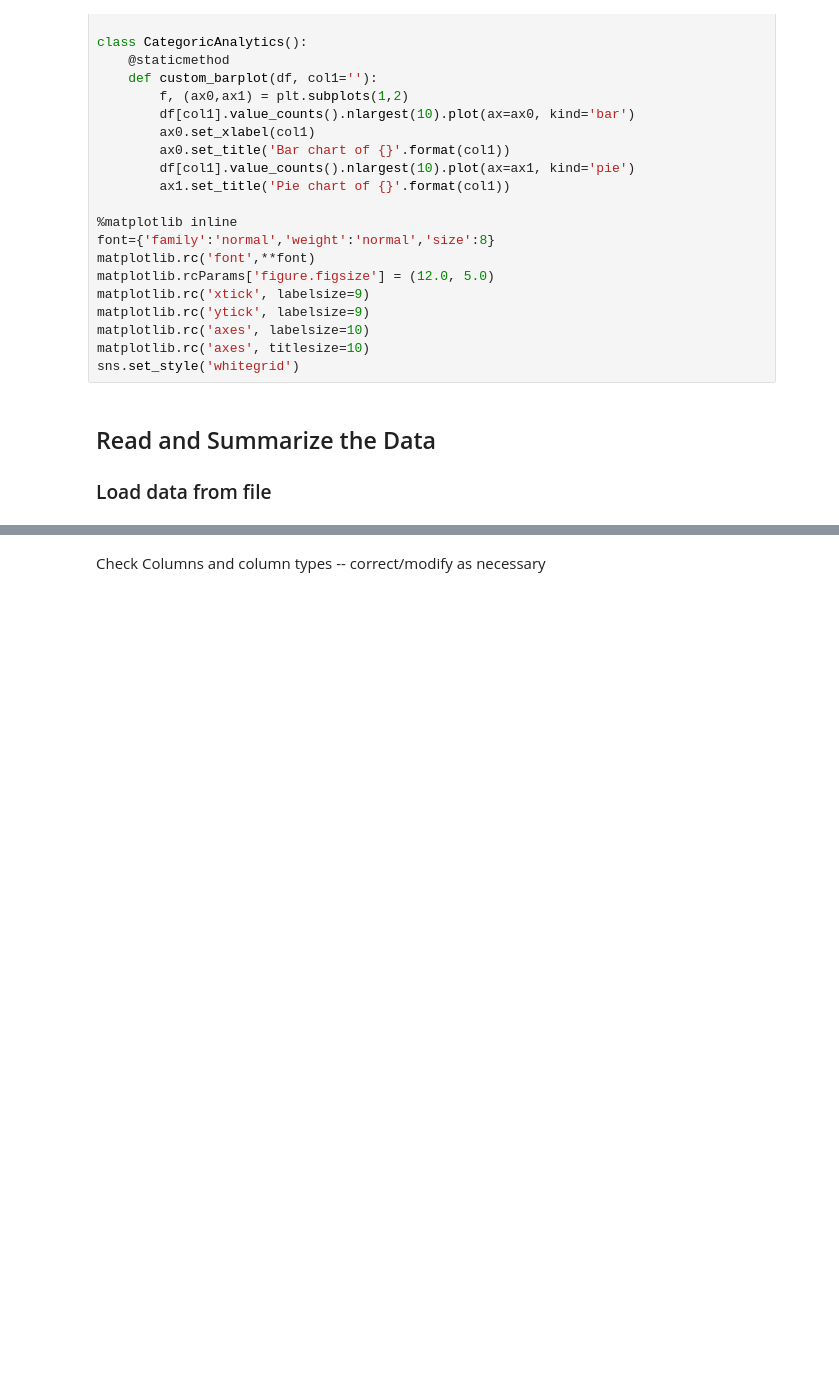
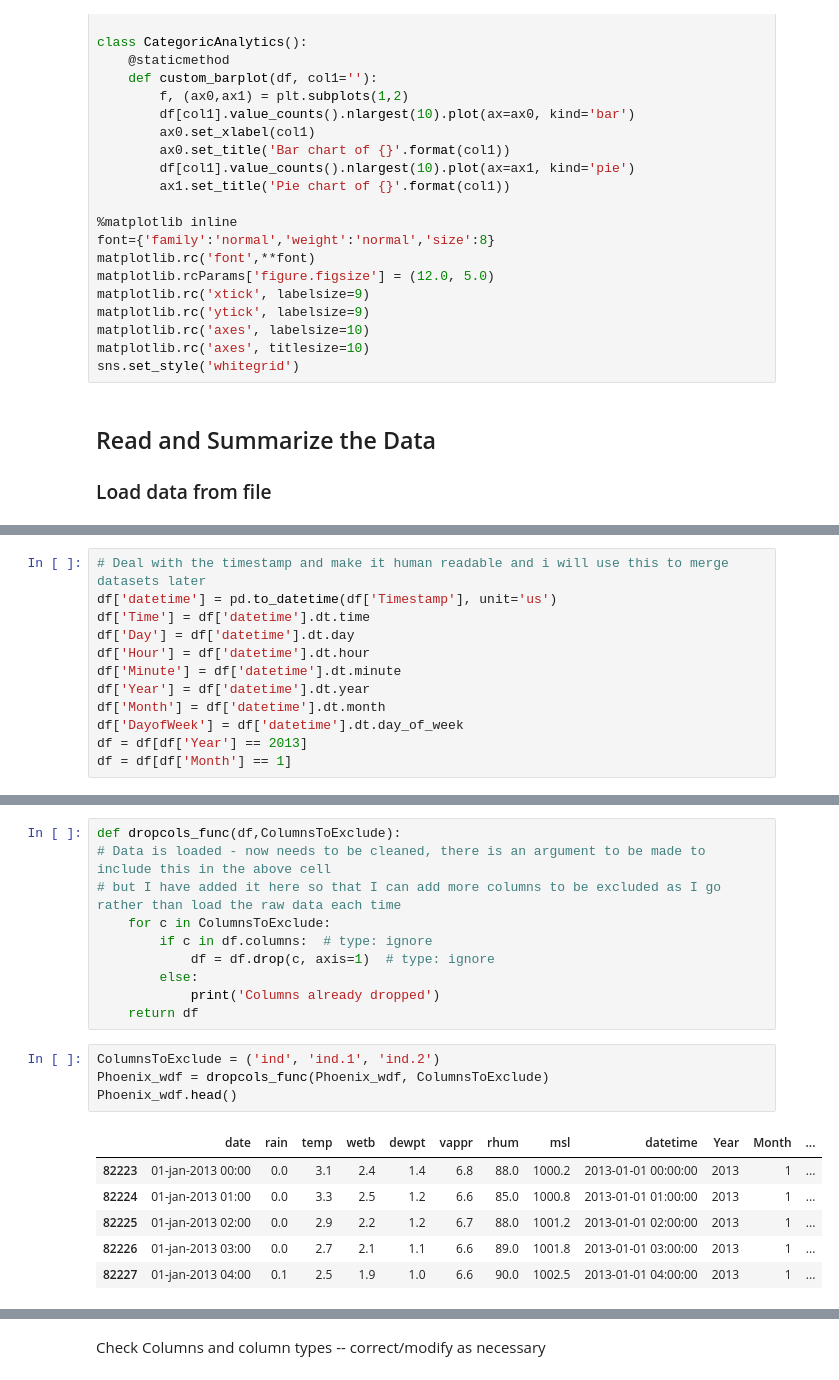
Before and after one commit to sba22230/DublinBusWeatherProject, a Jupyter notebook: Standalone_EDA.ipynb, the cells around one changed output, grey strips where cells are left out. Cells and saved outputs as stored; diff of their text form; blank space fills up the shorter version.

```diff
--- a/Standalone_EDA.ipynb
+++ b/Standalone_EDA.ipynb
@@ -472 +526,13 @@ sns.set_style('whitegrid')
+# %%
+# Deal with the timestamp and make it human readable and i will use this to merge datasets later
+df['datetime'] = pd.to_datetime(df['Timestamp'], unit='us')
+df['Time'] = df['datetime'].dt.time
+df['Day'] = df['datetime'].dt.day
+df['Hour'] = df['datetime'].dt.hour
+df['Minute'] = df['datetime'].dt.minute
+df['Year'] = df['datetime'].dt.year
+df['Month'] = df['datetime'].dt.month
+df['DayofWeek'] = df['datetime'].dt.day_of_week
+df = df[df['Year'] == 2013]
+df = df[df['Month'] == 1]
 # %%
@@ -505,0 +583,21 @@ bdf.head()
+# %%
+def dropcols_func(df,ColumnsToExclude):
+# Data is loaded - now needs to be cleaned, there is an argument to be made to include this in the above cell
+# but I have added it here so that I can add more columns to be excluded as I go rather than load the raw data each time
+    for c in ColumnsToExclude:
+        if c in df.columns:  # type: ignore
+            df = df.drop(c, axis=1)  # type: ignore
+        else:
+            print('Columns already dropped')
+    return df
+# %%
+ColumnsToExclude = ('ind', 'ind.1', 'ind.2')
+Phoenix_wdf = dropcols_func(Phoenix_wdf, ColumnsToExclude)
+Phoenix_wdf.head()
+# %% [output]
+|  | date | rain | temp | wetb | dewpt | vappr | rhum | msl | datetime | Year | Month | ... |
+| 82223 | 01-jan-2013 00:00 | 0.0 | 3.1 | 2.4 | 1.4 | 6.8 | 88.0 | 1000.2 | 2013-01-01 00:00:00 | 2013 | 1 | ... |
+| 82224 | 01-jan-2013 01:00 | 0.0 | 3.3 | 2.5 | 1.2 | 6.6 | 85.0 | 1000.8 | 2013-01-01 01:00:00 | 2013 | 1 | ... |
+| 82225 | 01-jan-2013 02:00 | 0.0 | 2.9 | 2.2 | 1.2 | 6.7 | 88.0 | 1001.2 | 2013-01-01 02:00:00 | 2013 | 1 | ... |
+| 82226 | 01-jan-2013 03:00 | 0.0 | 2.7 | 2.1 | 1.1 | 6.6 | 89.0 | 1001.8 | 2013-01-01 03:00:00 | 2013 | 1 | ... |
+| 82227 | 01-jan-2013 04:00 | 0.1 | 2.5 | 1.9 | 1.0 | 6.6 | 90.0 | 1002.5 | 2013-01-01 04:00:00 | 2013 | 1 | ... |
```
Also changed, not shown: parts of 36 cells of this notebook, 1 other file.
